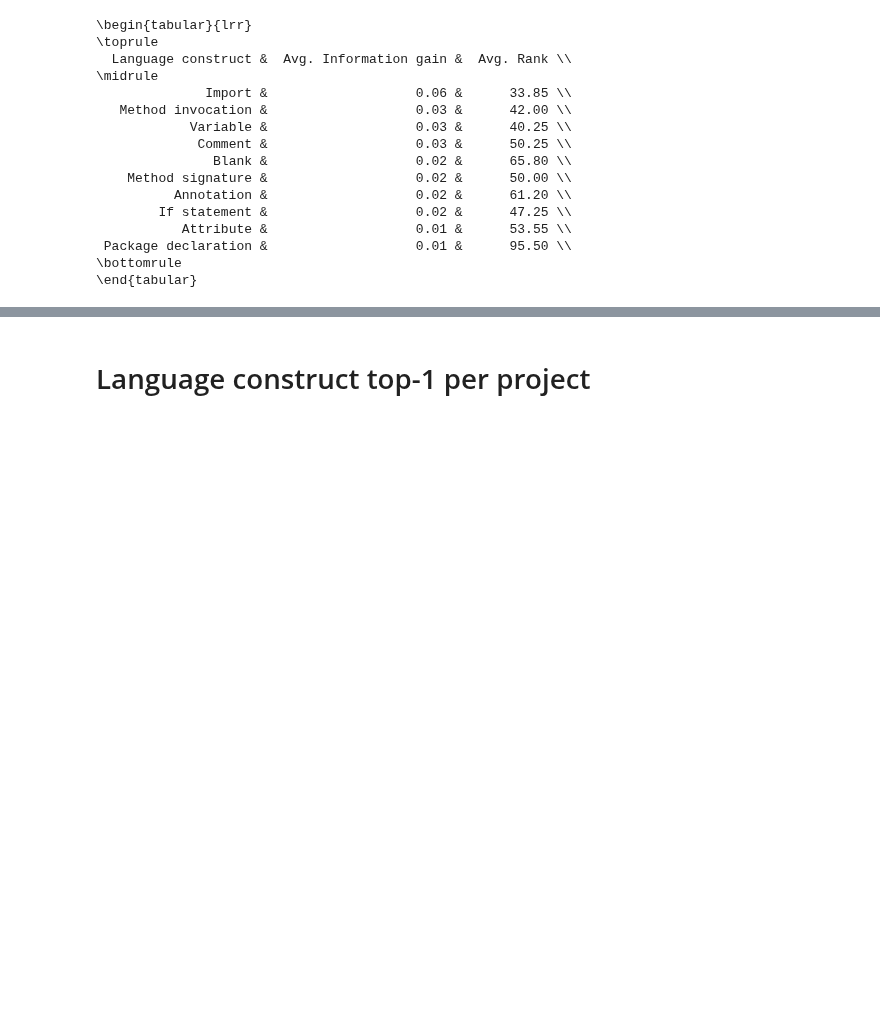
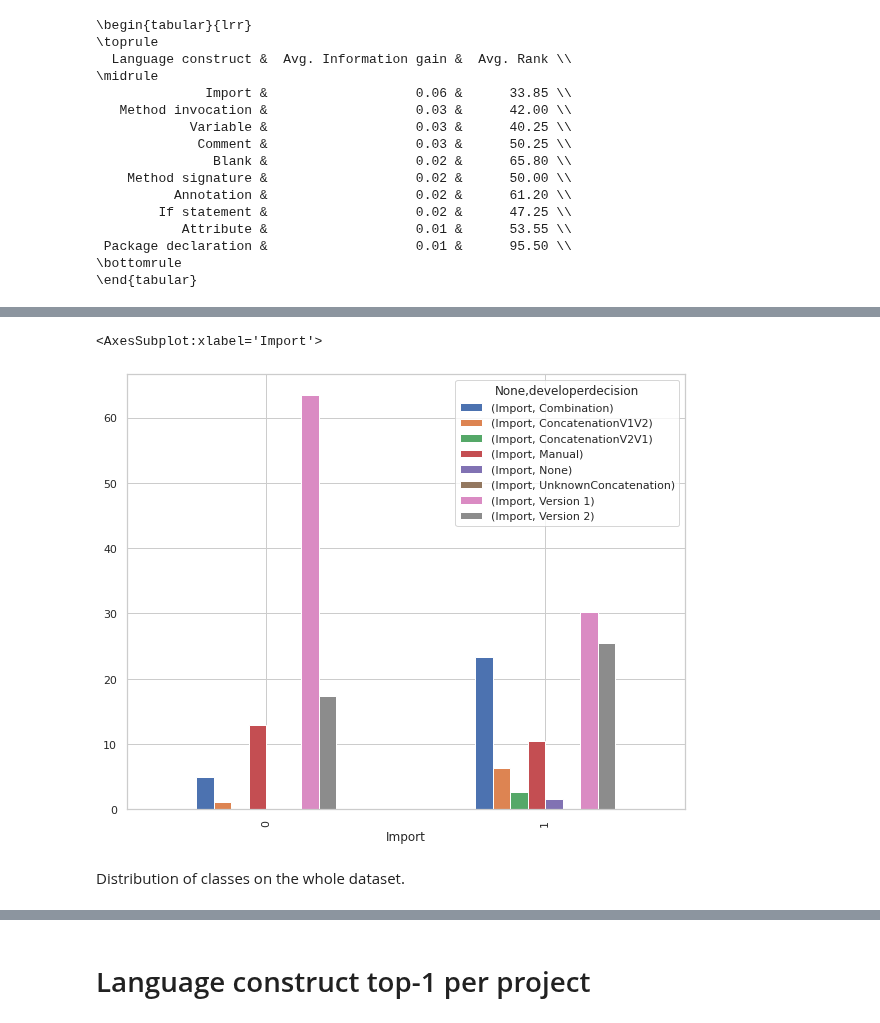
Before and after one commit to gems-uff/mestre, a Jupyter notebook: scripts/paper/tables.ipynb, the cells around one changed output, grey strips where cells are left out. Cells and saved outputs as stored; diff of their text form; code cells hidden in the pictures; blank space fills up the shorter version.

Commit message:
Update paper/tables, add "import" graphs

```diff
--- a/scripts/paper/tables.ipynb
+++ b/scripts/paper/tables.ipynb
@@ -885,0 +862,4 @@ constructs_top10.set_index('Language construct')\
+# %%
+import_dist = selected_dataset_2[['Import', 'developerdecision']].groupby(['Import']).apply(\
+        lambda df_x: (df_x.groupby(['developerdecision']).count() * 100) / df_x.shape[0])
+import_dist
@@ -885,0 +892,7 @@ constructs_top10.set_index('Language construct')\
+# %%
+import_dist.unstack().plot(kind='bar', figsize=(10,8))
+# %% [output]
+<AxesSubplot:xlabel='Import'>
+[figure, added]
+# %% [markdown]
+Distribution of classes on the whole dataset.
```
Also changed, not shown: parts of 22 cells of this notebook.
